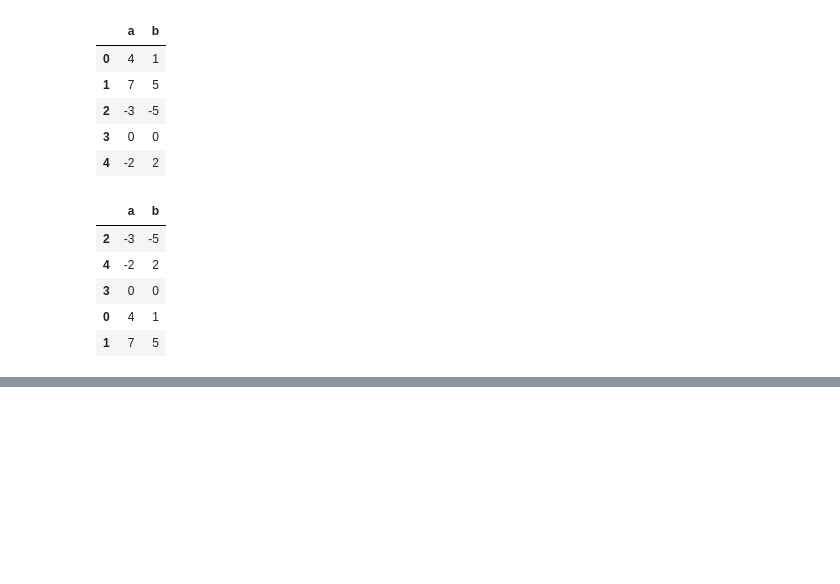
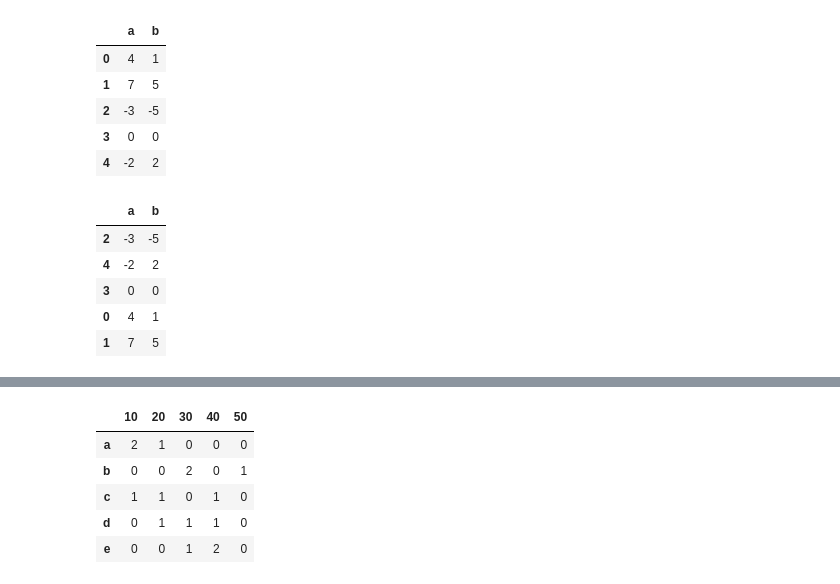
Before and after one commit to Joshchavez/CIS310, a Jupyter notebook: Week 13/Py_pandas_DataFrame.ipynb, the cells around one changed output, grey strips where cells are left out. Drawn from its saved outputs; the diff is of its cells as text; code cells hidden in the pictures; blank space fills up the shorter version.

```diff
--- a/Week 13/Py_pandas_DataFrame.ipynb
+++ b/Week 13/Py_pandas_DataFrame.ipynb
@@ -390,0 +697,10 @@ df4.sort_values(by='a')
+# %%
+import pandas as pd
+
+df = pd.DataFrame({
+    "Qu1": [10, 30, 40, 30, 40],
+    "Qu2": [20, 30, 10, 20, 30],
+    "Qu3": [10, 50, 20, 40, 40]
+}, index=list('abcde'))
+
+print(df)
@@ -390,0 +814,10 @@ df4.sort_values(by='a')
+# %%
+rs1 = df.apply(pd.value_counts,axis =1).fillna(0).astype(int)
+rs1
+# %% [output]
+|  | 10 | 20 | 30 | 40 | 50 |
+| a | 2 | 1 | 0 | 0 | 0 |
+| b | 0 | 0 | 2 | 0 | 1 |
+| c | 1 | 1 | 0 | 1 | 0 |
+| d | 0 | 1 | 1 | 1 | 0 |
+| e | 0 | 0 | 1 | 2 | 0 |
```
Also changed, not shown: parts of 54 cells of this notebook, 2 other files.
